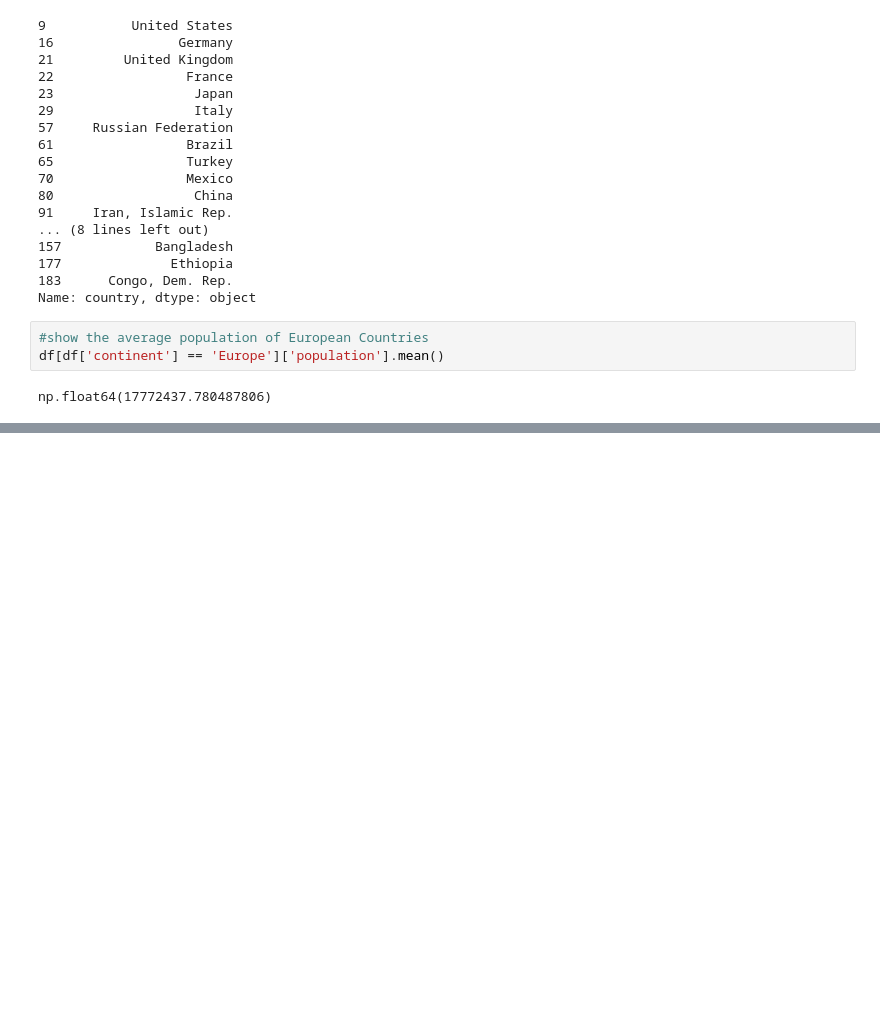
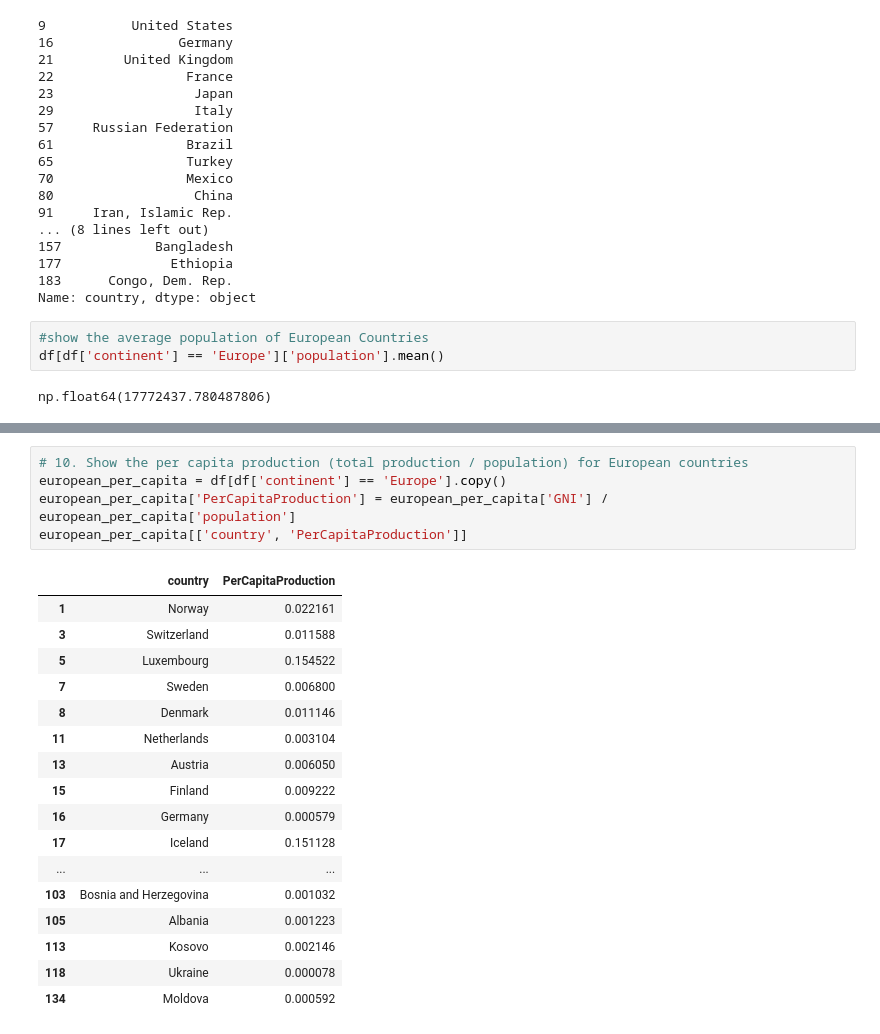
Before and after one commit to kalzumaki/exploring-data, a Jupyter notebook: try-it-out/gni2014.ipynb, the cells around one changed output, grey strips where cells are left out. Cells and saved outputs as stored; diff of their text form; blank space fills up the shorter version.

```diff
--- a/try-it-out/gni2014.ipynb
+++ b/try-it-out/gni2014.ipynb
@@ -111,0 +125,23 @@ df[df['GNI'] > df[df['country'] == 'Canada']['GNI'].mean()]
+# %%
+# 10. Show the per capita production (total production / population) for European countries
+european_per_capita = df[df['continent'] == 'Europe'].copy()
+european_per_capita['PerCapitaProduction'] = european_per_capita['GNI'] / european_per_capita['population']
+european_per_capita[['country', 'PerCapitaProduction']]
+# %% [output]
+|  | country | PerCapitaProduction |
+| 1 | Norway | 0.022161 |
+| 3 | Switzerland | 0.011588 |
+| 5 | Luxembourg | 0.154522 |
+| 7 | Sweden | 0.006800 |
+| 8 | Denmark | 0.011146 |
+| 11 | Netherlands | 0.003104 |
+| 13 | Austria | 0.006050 |
+| 15 | Finland | 0.009222 |
+| 16 | Germany | 0.000579 |
+| 17 | Iceland | 0.151128 |
+| ... | ... | ... |
+| 103 | Bosnia and Herzegovina | 0.001032 |
+| 105 | Albania | 0.001223 |
+| 113 | Kosovo | 0.002146 |
+| 118 | Ukraine | 0.000078 |
+| 134 | Moldova | 0.000592 |
```
Also changed, not shown: parts of 3 cells of this notebook, 3 other files.
